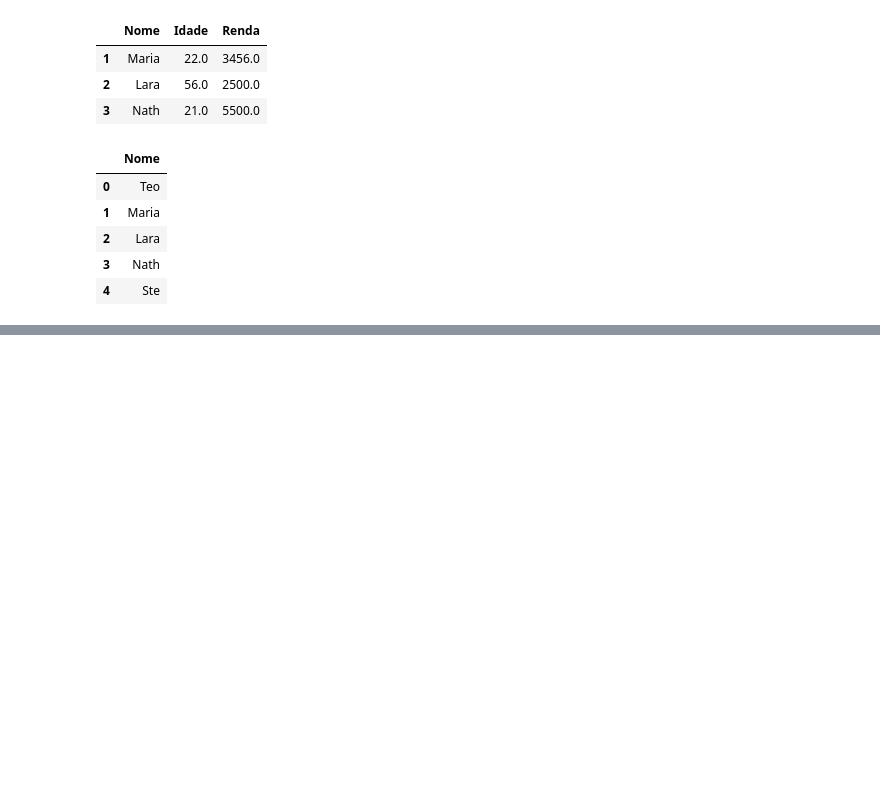
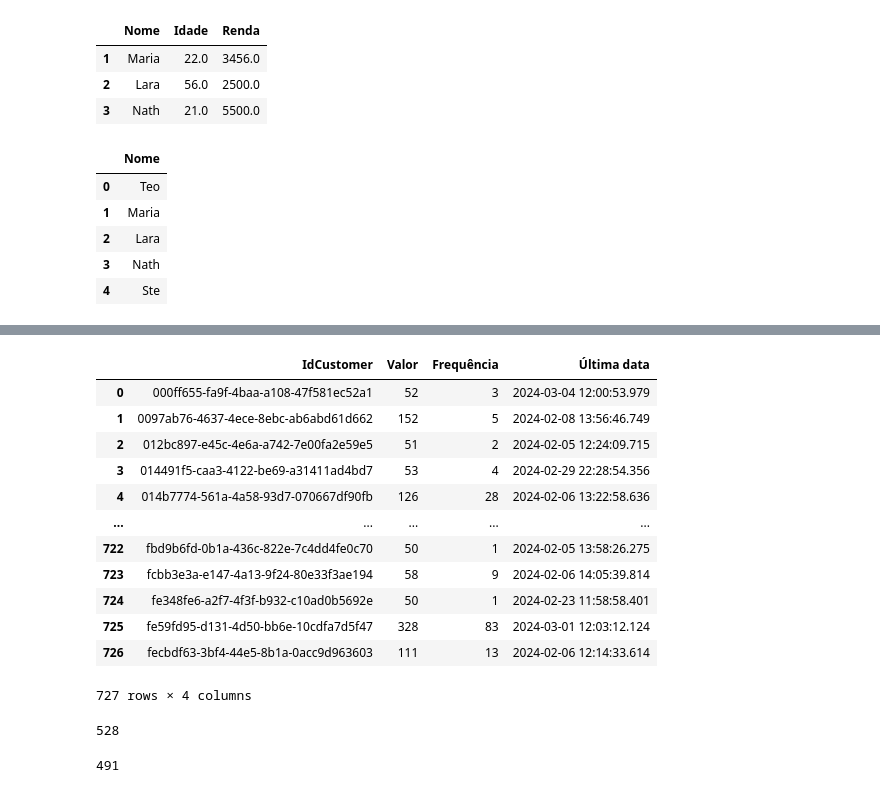
Before and after one commit to stephanyresque/Estudos, a Jupyter notebook: pandas/aula_04.ipynb, the cells around one changed output, grey strips where cells are left out. Cells and saved outputs as stored; diff of their text form; code cells hidden in the pictures; blank space fills up the shorter version.

```diff
--- a/pandas/aula_04.ipynb
+++ b/pandas/aula_04.ipynb
@@ -90,0 +188,44 @@ df.dropna(axis=1)
+# %%
+df.groupby(["IdCustomer"]).agg(
+    {
+     "Points": "sum",
+     "UUID": "count",
+     "DtTransaction":"max"
+    }
+).reset_index().rename(
+    columns={
+     "Points": "Valor",
+     "UUID": "Frequência",
+     "DtTransaction":"Última data"
+    }
+)
+# %% [output]
+|  | IdCustomer | Valor | Frequência | Última data |
+| 0 | 000ff655-fa9f-4baa-a108-47f581ec52a1 | 52 | 3 | 2024-03-04 12:00:53.979 |
+| 1 | 0097ab76-4637-4ece-8ebc-ab6abd61d662 | 152 | 5 | 2024-02-08 13:56:46.749 |
+| 2 | 012bc897-e45c-4e6a-a742-7e00fa2e59e5 | 51 | 2 | 2024-02-05 12:24:09.715 |
+| 3 | 014491f5-caa3-4122-be69-a31411ad4bd7 | 53 | 4 | 2024-02-29 22:28:54.356 |
+| 4 | 014b7774-561a-4a58-93d7-070667df90fb | 126 | 28 | 2024-02-06 13:22:58.636 |
+| ... | ... | ... | ... | ... |
+| 722 | fbd9b6fd-0b1a-436c-822e-7c4dd4fe0c70 | 50 | 1 | 2024-02-05 13:58:26.275 |
+| 723 | fcbb3e3a-e147-4a13-9f24-80e33f3ae194 | 58 | 9 | 2024-02-06 14:05:39.814 |
+| 724 | fe348fe6-a2f7-4f3f-b932-c10ad0b5692e | 50 | 1 | 2024-02-23 11:58:58.401 |
+| 725 | fe59fd95-d131-4d50-bb6e-10cdfa7d5f47 | 328 | 83 | 2024-03-01 12:03:12.124 |
+| 726 | fecbdf63-3bf4-44e5-8b1a-0acc9d963603 | 111 | 13 | 2024-02-06 12:14:33.614 |
+727 rows × 4 columns
+# %%
+from datetime import datetime
+
+data1 = df['DtTransaction'][0]
+now = datetime.now()
+
+(now - data1).days
+# %% [output]
+528
+# %%
+condicao = df['IdCustomer'] == "5f8fcbe0-6014-43f8-8b83-38cf2f4887b3"
+df_user = df[condicao]
+diff = datetime.now() - df_user['DtTransaction'].max()
+diff.days
+# %% [output]
+491
```
Also changed, not shown: parts of 9 cells of this notebook.
